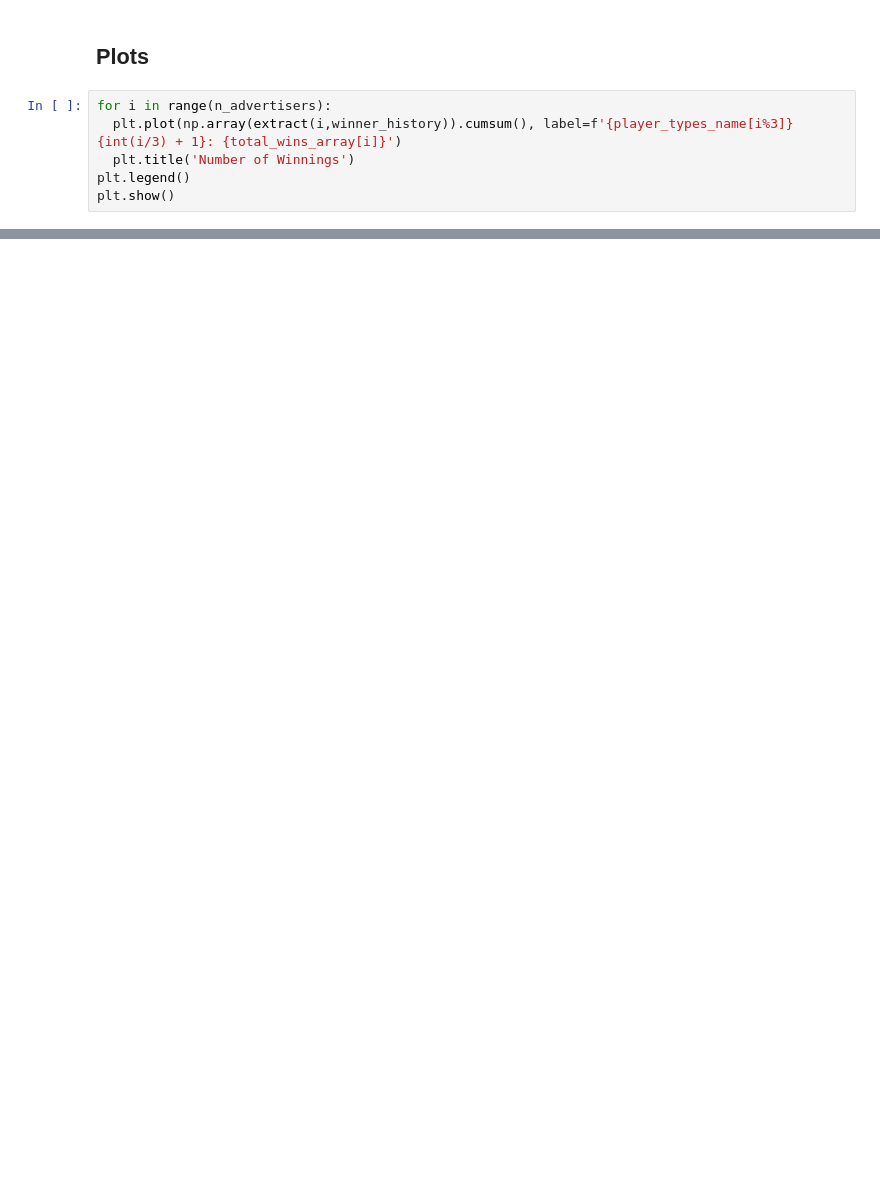
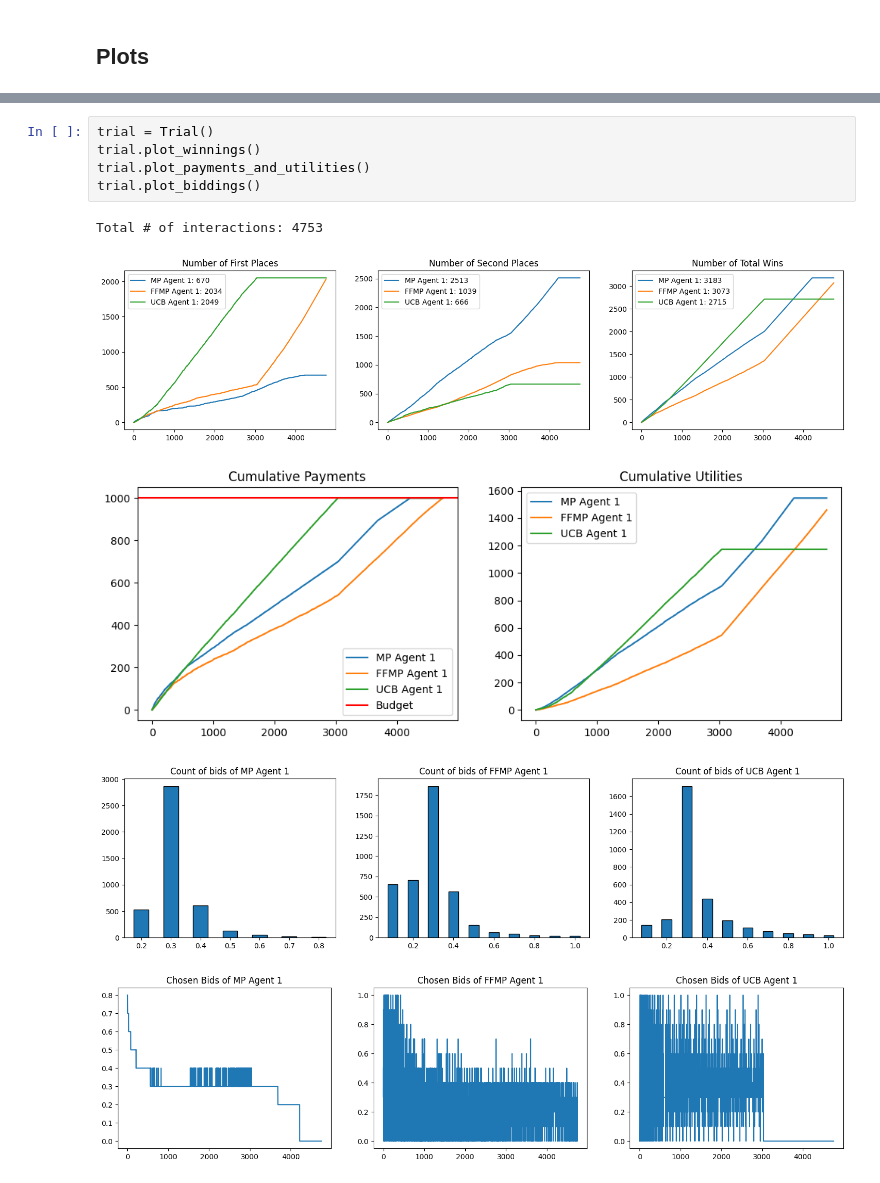
Before and after one commit to claudioarione/OnlineLearningApplications, a Jupyter notebook: requirement_4.ipynb, the cells around one changed output, grey strips where cells are left out. Drawn from its saved outputs; the diff is of its cells as text; blank space fills up the shorter version.

```diff
--- a/requirement_4.ipynb
+++ b/requirement_4.ipynb
@@ -118,8 +150,2 @@ Total # of Wins of player UCB Agent 1: 512
 # %% [markdown]
 ## Plots
-# %%
-for i in range(n_advertisers):
-  plt.plot(np.array(extract(i,winner_history)).cumsum(), label=f'{player_types_name[i%3]} {int(i/3) + 1}: {total_wins_array[i]}')
-  plt.title('Number of Winnings')
-plt.legend()
-plt.show()
@@ -507,0 +397,11 @@ Total # of Wins of player UCB Agent 1: 516
+# %%
+trial = Trial()
+trial.plot_winnings()
+trial.plot_payments_and_utilities()
+trial.plot_biddings()
+# %% [output]
+Total # of interactions: 4753
+[figure, added]
+[figure, added]
+[figure, added]
+[figure, added]
```
Also changed, not shown: parts of 47 cells of this notebook, 5 other files.
